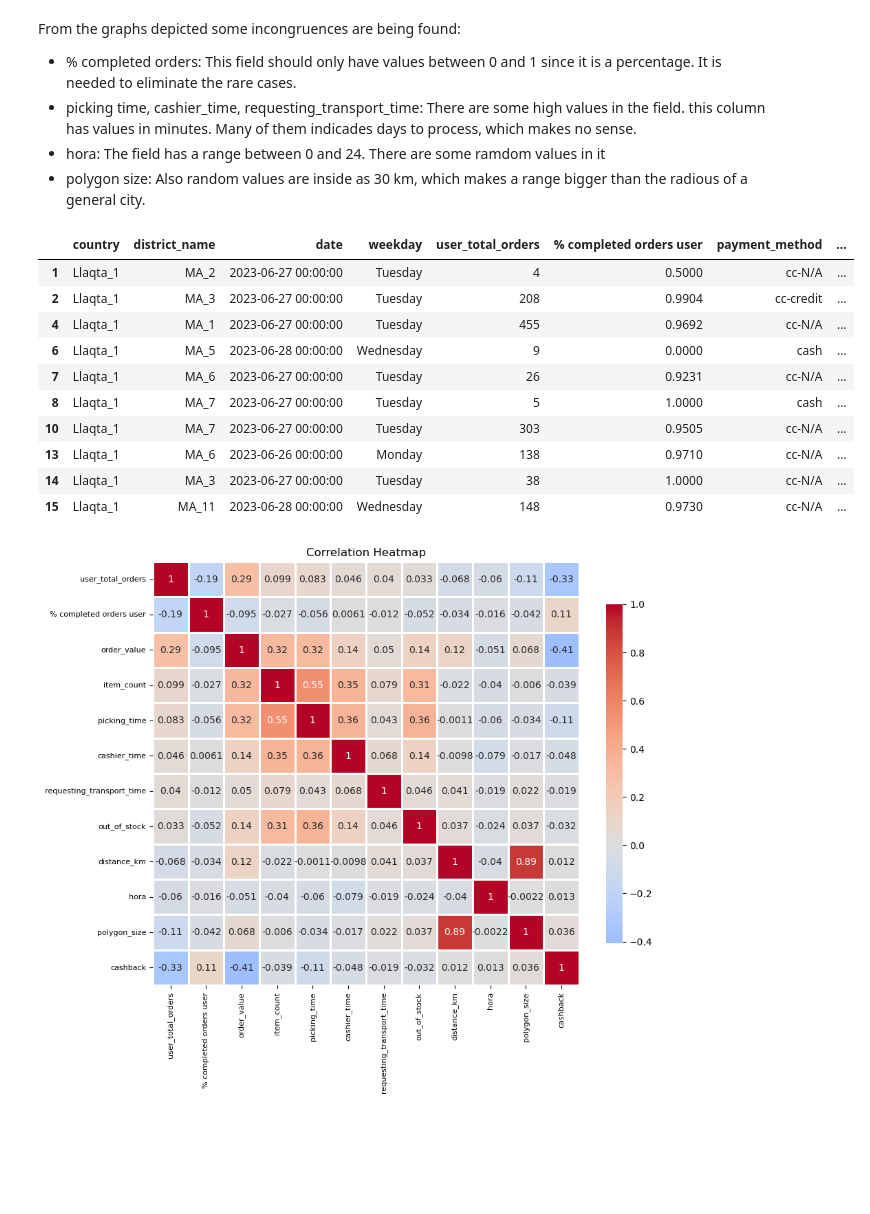
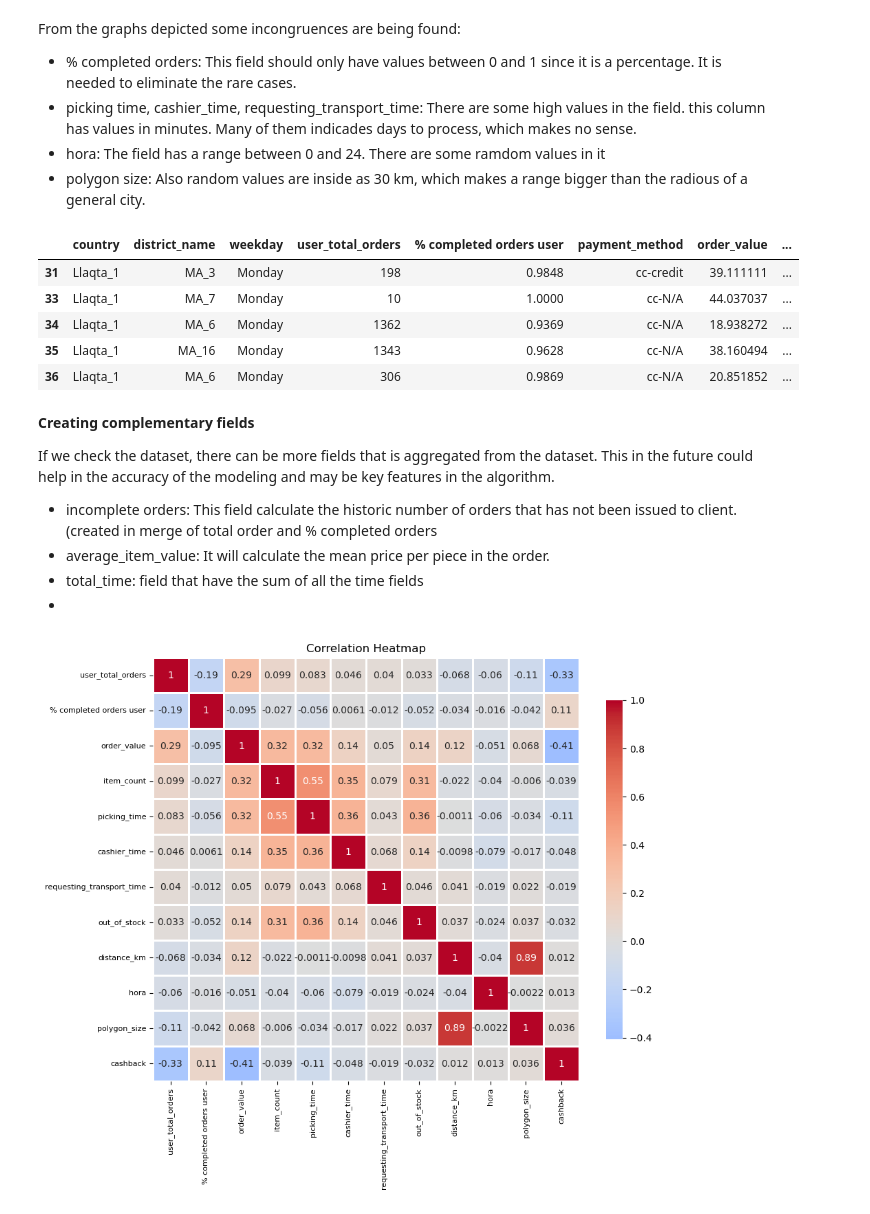
Before and after one commit to jeanluissoto/portfolio_blog, a Jupyter notebook: posts/delivery/Delivery_app_group_project.ipynb, the cells around one changed output. Drawn from its saved outputs; the diff is of its cells as text; code cells hidden in the pictures; blank space fills up the shorter version.

```diff
--- a/posts/delivery/Delivery_app_group_project.ipynb
+++ b/posts/delivery/Delivery_app_group_project.ipynb
@@ -33,6 +33,17 @@ import matplotlib.pyplot as plt
 # %%
 #/ @hidden_cell
 delivery = pd.read_csv('.//ml_dlv.csv')
+# %%
+#/ @hidden_cell
+trans1 = {'Super' : 'Supermarket', 'Floristeria':'E-commerce', 'Express':'Convenient Store', 'Especializada': 'Special Convenient Store', 'Moda':'E-commerce',
+       'Libreria':'E-commerce', 'Tecnologia':'E-commerce', 'Hogar':'E-commerce', 'Farmacia':'Pharmacy', 'Mascotas':'Pet Shop',
+       'Smoking shop':'E-commerce', 'Belleza':'E-commerce', 'Regalos':'E-commerce', 'Licores':'Licours Shop', 'Deportes':'E-commerce',
+       'Bebes y niños':'E-commerce', 'Jugueteria':'E-commerce', 'Sex shop':'E-commerce', 'TurboX':'E-commerce', 'Papeleria':'E-commerce',
+       'Outlet':'E-commerce'}
+delivery['store_category'] = delivery['store_category'].map(trans1)
+# %%
+#/ @hidden_cell
+delivery.drop(['date'], axis= 1,inplace= True)
 # %% [markdown]
 **Data**
 
@@ -133,7 +144,7 @@ delivery.fillna({'picking_time': 0, 'cashier_time': 0, 'requesting_transport_tim
 
 # Remove missing values in the low missing blank impact fields. Since there might be problems in the tech side but can
 # ignored for the modeling
-delivery.dropna(subset=['vehicle_type','polygon_size','item_count','distance_km'],inplace=True)
+delivery.dropna(subset=['vehicle_type','polygon_size','item_count','distance_km','store_category'],inplace=True)
 # %% [markdown]
 With the data cleaned of blank rows now it is time to check the validity of the data
 # %%
@@ -232,32 +243,36 @@ From the graphs depicted some incongruences are being found:
 # %%
 # The issues recognized are being defined and filtered out
 misspercentage = delivery['% completed orders user'] > 1
 
 # eliminate the rows that have more than one day to be do. By business rule, this cases shouldnt happen
 days_1 = delivery['picking_time'] > 1440
 days_2 = delivery['cashier_time'] > 1440
 days_3 = delivery['requesting_transport_time'] > 1440
 
 #out of range 1 to 24
 nohour = delivery['picking_time'] > 24
 
 # set a maximum of polygon size as 10 km (extreme cases). Above it, are random cases
 size = delivery['polygon_size'] > 10
 
 delivery_filtered = delivery[~(misspercentage | days_1 | days_2 | days_3 | nohour | size)]
-delivery_filtered.head(10)
+delivery_filtered.head(5)
 # %% [output]
-|  | country | district_name | date | weekday | user_total_orders | % completed orders user | payment_method | ... |
-| 1 | Llaqta_1 | MA_2 | 2023-06-27 00:00:00 | Tuesday | 4 | 0.5000 | cc-N/A | ... |
-| 2 | Llaqta_1 | MA_3 | 2023-06-27 00:00:00 | Tuesday | 208 | 0.9904 | cc-credit | ... |
-| 4 | Llaqta_1 | MA_1 | 2023-06-27 00:00:00 | Tuesday | 455 | 0.9692 | cc-N/A | ... |
-| 6 | Llaqta_1 | MA_5 | 2023-06-28 00:00:00 | Wednesday | 9 | 0.0000 | cash | ... |
-| 7 | Llaqta_1 | MA_6 | 2023-06-27 00:00:00 | Tuesday | 26 | 0.9231 | cc-N/A | ... |
-| 8 | Llaqta_1 | MA_7 | 2023-06-27 00:00:00 | Tuesday | 5 | 1.0000 | cash | ... |
-| 10 | Llaqta_1 | MA_7 | 2023-06-27 00:00:00 | Tuesday | 303 | 0.9505 | cc-N/A | ... |
-| 13 | Llaqta_1 | MA_6 | 2023-06-26 00:00:00 | Monday | 138 | 0.9710 | cc-N/A | ... |
-| 14 | Llaqta_1 | MA_3 | 2023-06-27 00:00:00 | Tuesday | 38 | 1.0000 | cc-N/A | ... |
-| 15 | Llaqta_1 | MA_11 | 2023-06-28 00:00:00 | Wednesday | 148 | 0.9730 | cc-N/A | ... |
+|  | country | district_name | weekday | user_total_orders | % completed orders user | payment_method | order_value | ... |
+| 31 | Llaqta_1 | MA_3 | Monday | 198 | 0.9848 | cc-credit | 39.111111 | ... |
+| 33 | Llaqta_1 | MA_7 | Monday | 10 | 1.0000 | cc-N/A | 44.037037 | ... |
+| 34 | Llaqta_1 | MA_6 | Monday | 1362 | 0.9369 | cc-N/A | 18.938272 | ... |
+| 35 | Llaqta_1 | MA_16 | Monday | 1343 | 0.9628 | cc-N/A | 38.160494 | ... |
+| 36 | Llaqta_1 | MA_6 | Monday | 306 | 0.9869 | cc-N/A | 20.851852 | ... |
+# %% [markdown]
+**Creating complementary fields**
+
+If we check the dataset, there can be more fields that is aggregated from the dataset. This in the future could help in the accuracy of the modeling and may be key features in the algorithm.
+
++ incomplete orders: This field calculate the historic number of orders that has not been issued to client.(created in merge of total order and % completed orders
++ average_item_value: It will calculate the mean price per piece in the order.
++ total_time: field that have the sum of all the time fields
++
 # %%
 # Create a heatmap
 plt.figure(figsize=(10, 8))
```
Also changed, not shown: parts of 5 cells of this notebook.
